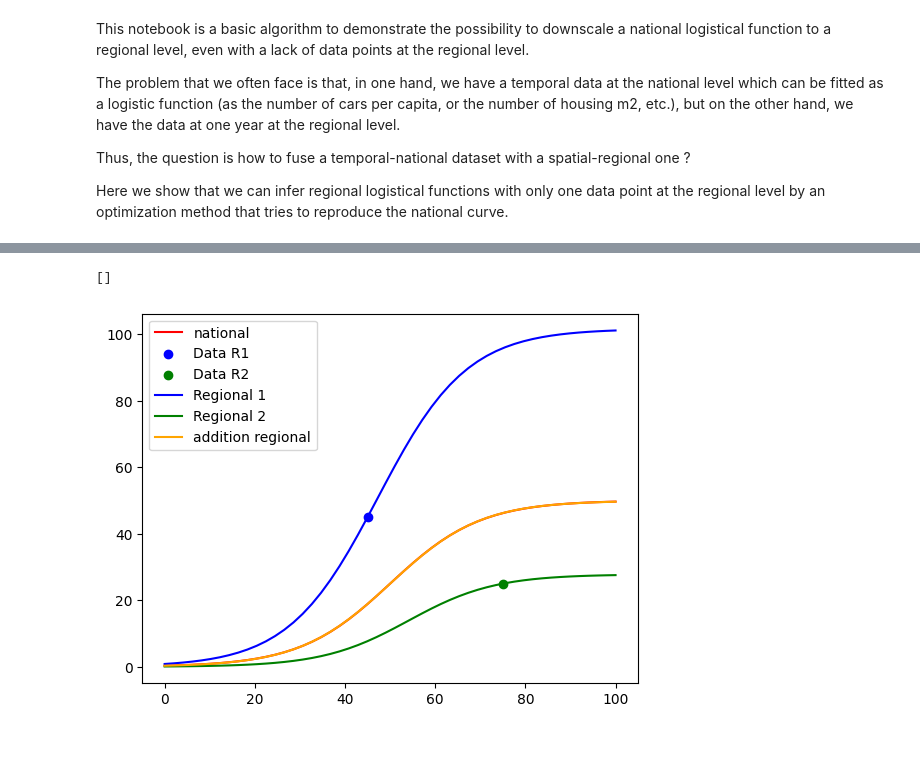
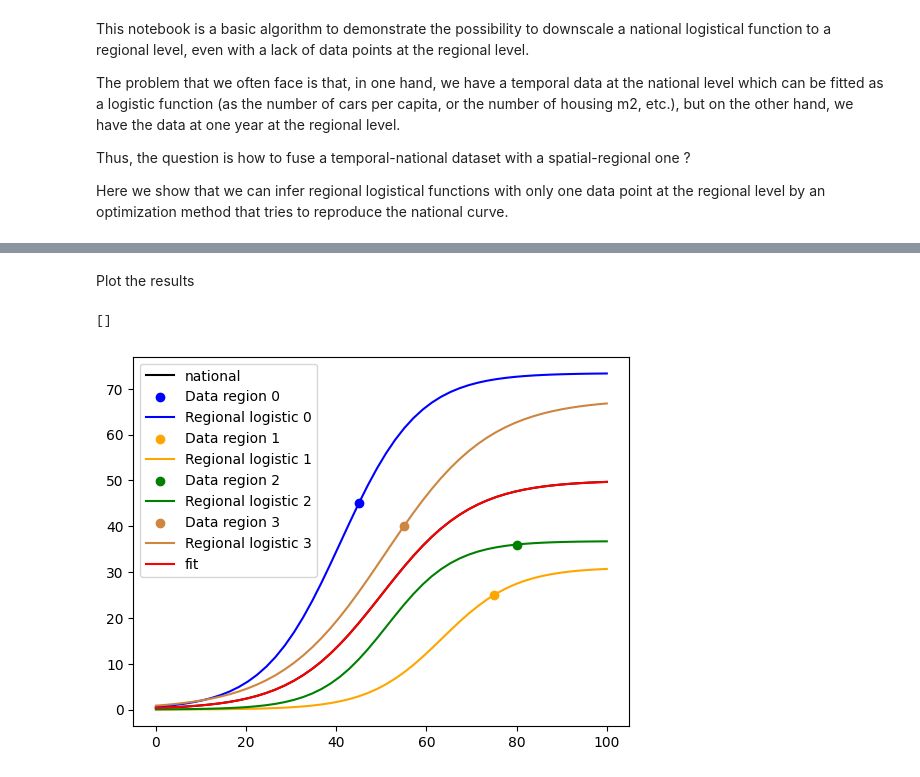
Before and after one commit to ohauterville/spatialization_module_cluster, a Jupyter notebook: regional_logistic.ipynb, the cells around one changed output, grey strips where cells are left out. Saved outputs shown, nothing was run; the diff lists cells and outputs as text; code cells hidden in the pictures; blank space fills up the shorter version.

```diff
--- a/regional_logistic.ipynb
+++ b/regional_logistic.ipynb
@@ -77,0 +60,3 @@ constraints = [
+# %%
+def constraint_datapoint(vars, subregion_idx=0):
+    return logistic(data_x_[subregion_idx], vars[subregion_idx*nb_vars+0], vars[subregion_idx*nb_vars+1], vars[subregion_idx*nb_vars+2]) - data_y_[subregion_idx]
@@ -78,2 +78,8 @@ constraints = [
+# %%
+# Combine the constraints
+constraints = []
+
+for i in range(nb_reg):
+    constraints.append({'type': 'eq', 'fun': partial(constraint_datapoint, subregion_idx=i)})
 # %%
 # Initial guess
@@ -95,12 +101,17 @@ Objective function value: 0.02260913927735038
-# %%
-plt.plot(x, Ln, color="r", label="national")
-plt.scatter(x1, y1, color="b", label="Data R1")
-plt.scatter(x2, y2, color="g", label="Data R2")
-plt.plot(x, logistic(x, opt.x[0], opt.x[1], opt.x[2]), color="b", label="Regional 1")
-plt.plot(x, logistic(x, opt.x[3], opt.x[4], opt.x[5]), color="g", label="Regional 2")
-plt.plot(x, a1*logistic(x, opt.x[0], opt.x[1], opt.x[2]) + a2*logistic(x, opt.x[3], opt.x[4], opt.x[5]), color="orange", label="addition regional")
-plt.legend()
-plt.plot()
-# %% [output]
-[]
-[figure, removed]
+# %% [markdown]
+Plot the results
+# %%
+subregion_logistic = np.zeros_like(x)  # Initialize as array instead of list
+plt.plot(x, logistic(x, s, k, x0), color="k", label="national")
+
+for i in range(nb_reg):
+    plt.scatter(data_x_[i], data_y_[i], color=colors_reg[i], label=f"Data region {i}")
+    plt.plot(x, logistic(x, opt.x[nb_vars*i+0], opt.x[nb_vars*i+1], opt.x[nb_vars*i+2]), color=colors_reg[i], label=f"Regional logistic {i}")
+    subregion_logistic += alpha_[i] * logistic(x, opt.x[nb_vars*i+0], opt.x[nb_vars*i+1], opt.x[nb_vars*i+2])
+
+plt.plot(x, subregion_logistic, color="r", label="fit")
+plt.legend()
+plt.plot()
+# %% [output]
+[]
+[figure, added]
```
Also changed, not shown: parts of 17 cells of this notebook.
